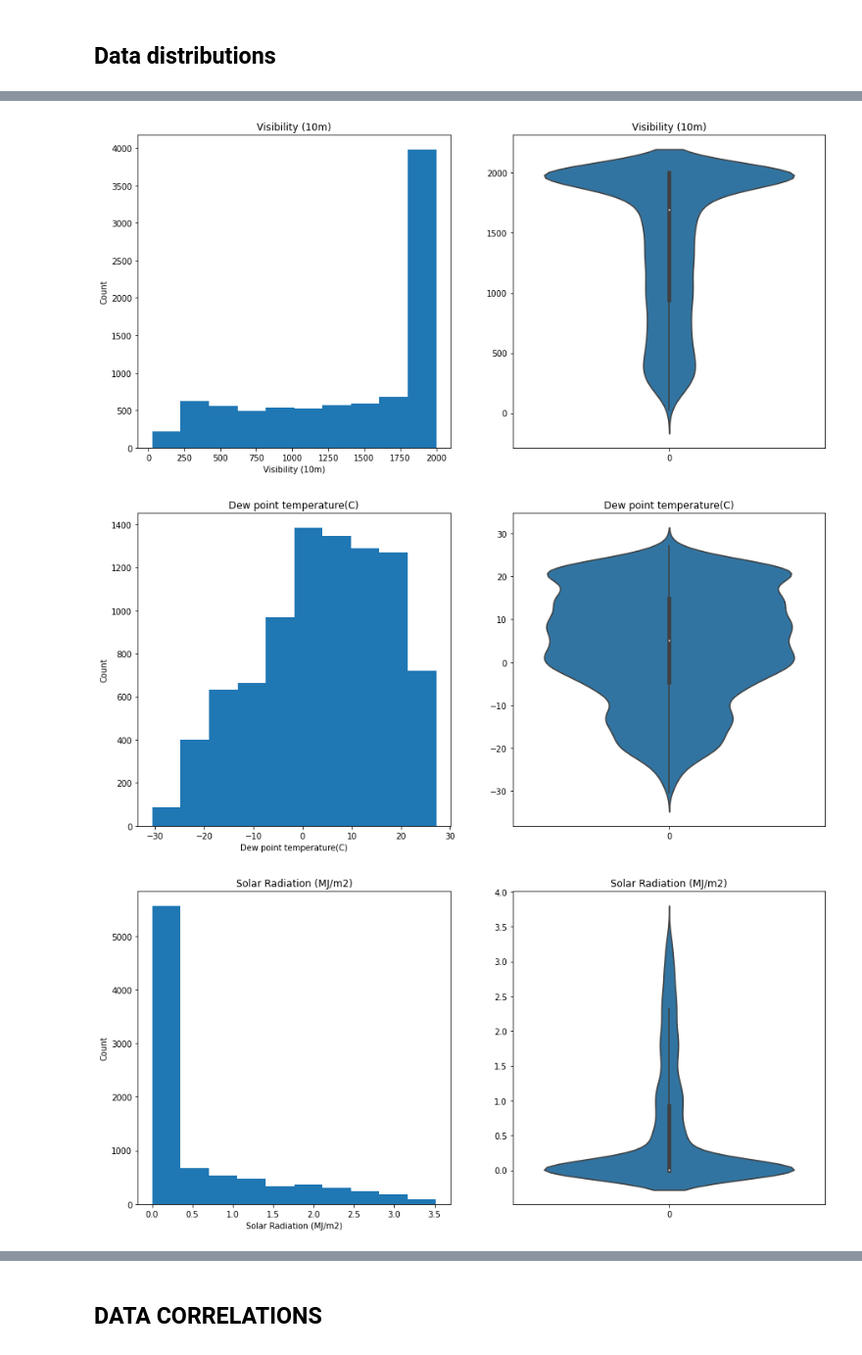
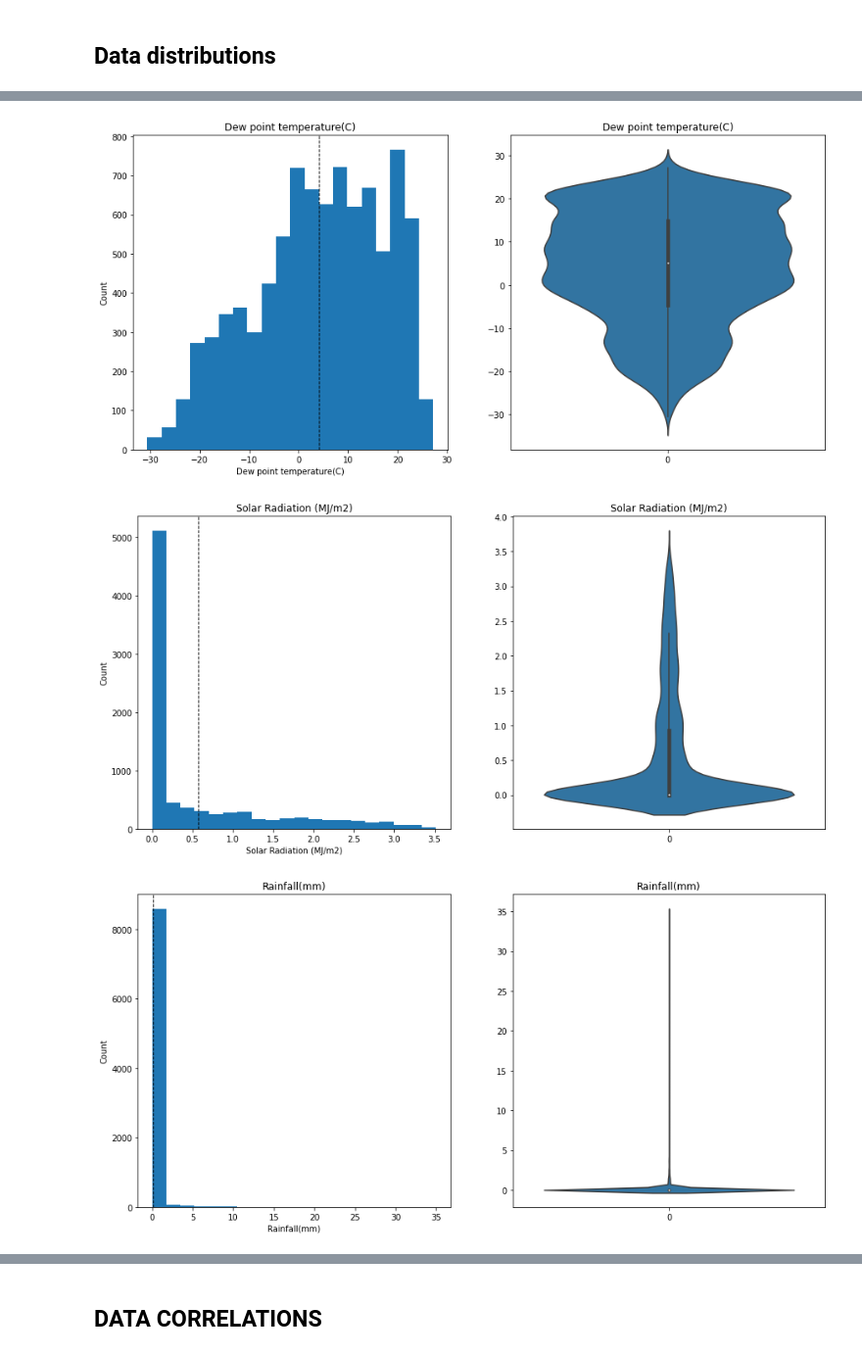
Before and after one commit to R0go/Bikes, a Jupyter notebook: Bikes_project.ipynb, the cells around one changed output, grey strips where cells are left out. Shown at 98% size. Saved outputs shown, nothing was run; the diff lists cells and outputs as text; code cells hidden in the pictures.

Commit message:
updated distribution plots and added commentary

```diff
--- a/Bikes_project.ipynb
+++ b/Bikes_project.ipynb
@@ -148,6 +150,6 @@ None
 # %%
 for i in bikes_df.columns:
-    if i == 'Date' or bikes_df[i].dtype == 'bool':
+    if i in ['Date', 'Hour', 'Month'] or bikes_df[i].dtype == 'bool':
         continue
     elif bikes_df[i].dtype == 'object':
         grouping = bikes_df.groupby(i).size().reset_index()
@@ -160,7 +162,8 @@ for i in bikes_df.columns:
         fig, ax = plt.subplots(figsize=(15,7))
         ax = plt.subplot(1,2,1)
         plt.figure
-        plt.hist(bikes_df[i])
+        plt.hist(bikes_df[i], bins=20)
+        plt.axvline(bikes_df[i].mean(), color='k', linestyle='dashed', linewidth=1)
         plt.title(i)
         plt.xlabel(i)
         plt.ylabel('Count')
@@ -178,3 +181,3 @@ for i in bikes_df.columns:
-[figure, old version]
+[figure, new version]
-[figure, old version]
+[figure, new version]
-[figure, old version]
+[figure, new version]
```
Also changed, not shown: parts of 16 cells of this notebook.
